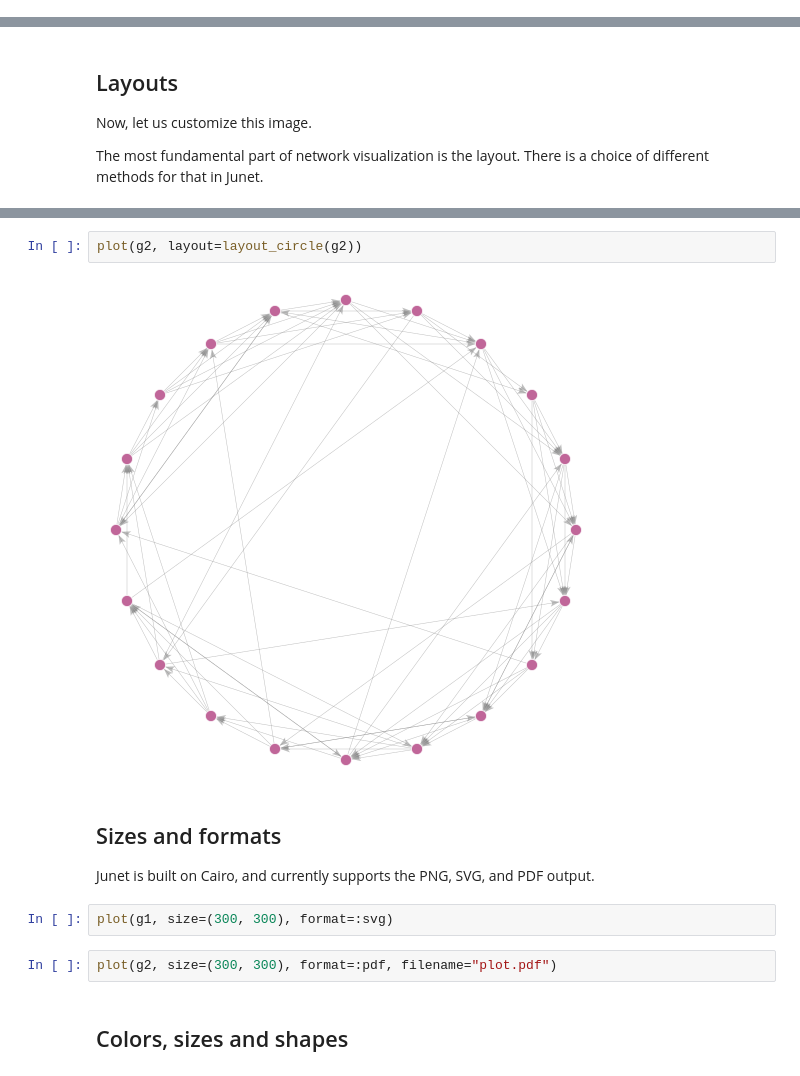
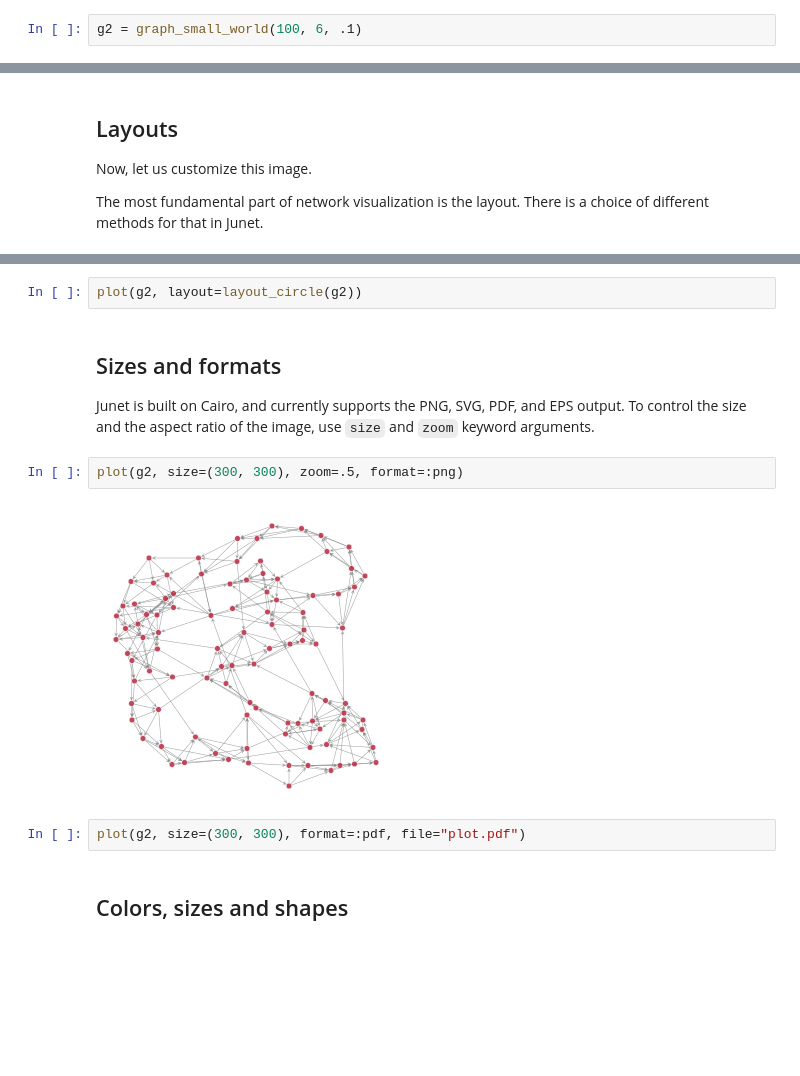
Before and after one commit to amirhosseintavakoli/Junet-demos, a Jupyter notebook: 3. Visualization.ipynb, the cells around one changed output, grey strips where cells are left out. Drawn from its saved outputs; the diff is of its cells as text; blank space fills up the shorter version.

Commit message:
Update to current Junet API

```diff
--- a/3. Visualization.ipynb
+++ b/3. Visualization.ipynb
@@ -16,0 +42,2 @@ Directed multigraph with 20 nodes and 80 edges
+# %%
+g2 = graph_small_world(100, 6, .1)
@@ -31,15 +76,16 @@ plot(g1, layout=layout_random(g1))
 # %%
 plot(g2, layout=layout_circle(g2))
-# %% [output]
-[figure, removed]
 # %% [markdown]
 ## Sizes and formats
 
-Junet is built on Cairo, and currently supports the PNG, SVG, and PDF output.
+Junet is built on Cairo, and currently supports the PNG, SVG, PDF, and EPS output.
+To control the size and the aspect ratio of the image, use `size` and `zoom` keyword arguments.
 # %%
-plot(g1, size=(300, 300), format=:svg)
+plot(g2, size=(300, 300), zoom=.5, format=:png)
+# %% [output]
+[figure, added]
 # %%
-plot(g2, size=(300, 300), format=:pdf, filename="plot.pdf")
+plot(g2, size=(300, 300), format=:pdf, file="plot.pdf")
 # %% [markdown]
 ## Colors, sizes and shapes
 # %%
```
Also changed, not shown: parts of 16 cells of this notebook, 3 other files.
